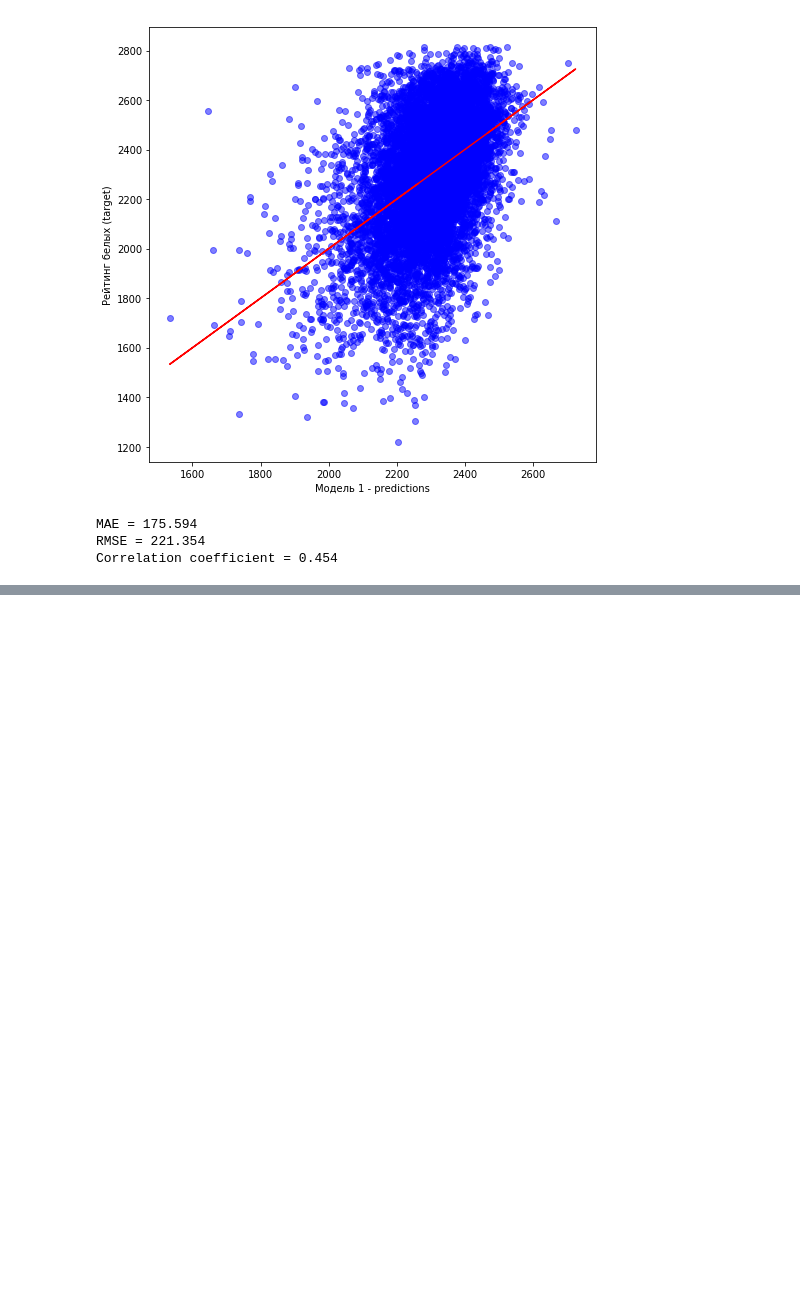
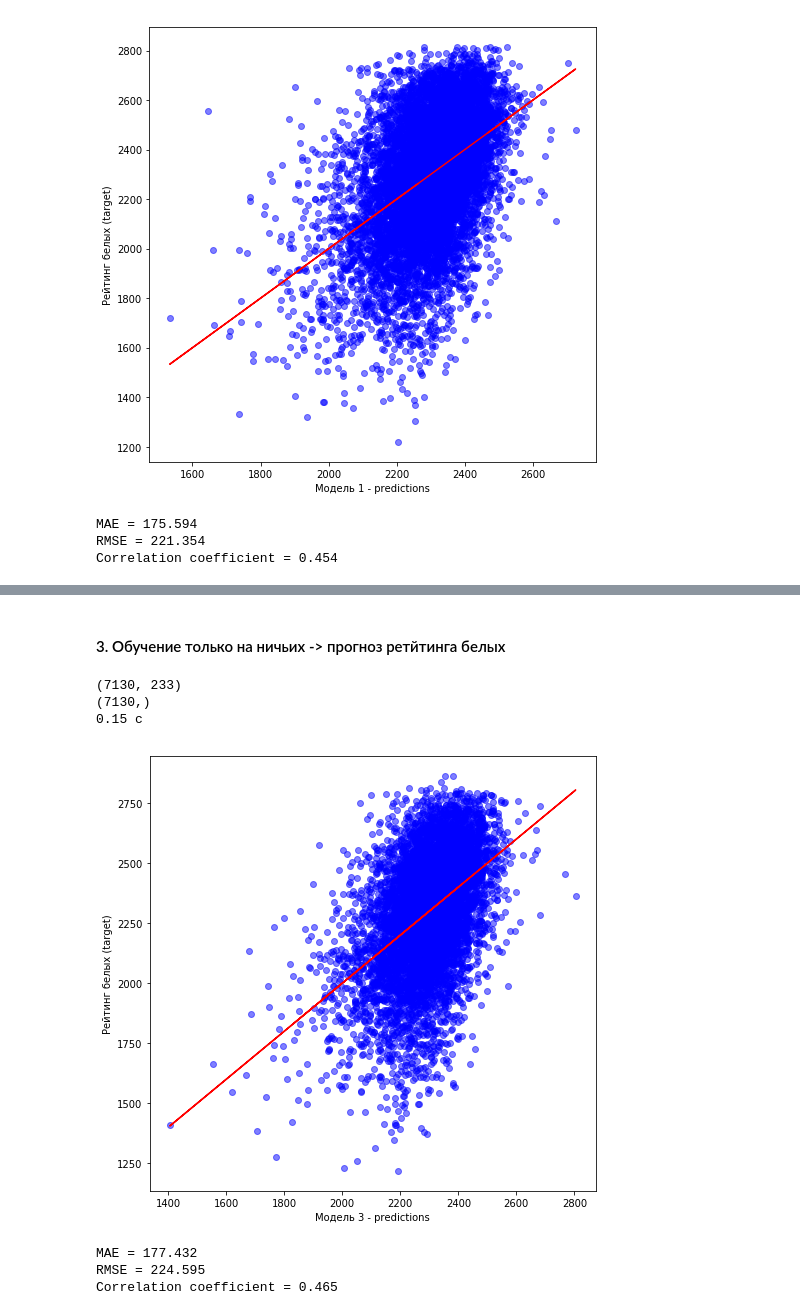
Before and after one commit to polinarod/PredictingRaitings, a Jupyter notebook: models/baseline.ipynb, the cells around one changed output, grey strips where cells are left out. Drawn from its saved outputs; the diff is of its cells as text; code cells hidden in the pictures; blank space fills up the shorter version.

```diff
--- a/models/baseline.ipynb
+++ b/models/baseline.ipynb
@@ -120,0 +170,40 @@ output.to_excel(r'C:\Users\Asus\PredictingRatings\models\results.xlsx',index=Fal
+# %% [markdown]
+#### 3. Обучение только на ничьих -> прогноз ретйтинга белых
+# %%
+start3 = time.time()
+lr_3 = LinearRegression()
+features_draw = features[features['Result']==0.5]
+target_white3=target_white[target_white.index.isin(features_draw.index)]
+print(features_draw.shape)
+print(target_white3.shape)
+lr_3.fit(features_draw, target_white3)
+white_pred3 = lr_3.predict(features_draw)
+full_time3=round(time.time() - start3,3)
+print(full_time3, 'c')
+# %% [output]
+(7130, 233)
+(7130,)
+0.15 c
+# %%
+plt.figure(figsize=(8, 8))
+plt.scatter(white_pred3,target_white3, color = 'b',alpha=0.5)
+plt.xlabel('Модель 3 - predictions')
+plt.ylabel('Рейтинг белых (target)')
+# Линия тренда
+z = np.polyfit(white_pred3,target_white3, 1)
+p = np.poly1d(z)
+plt.plot(white_pred3,p(white_pred3),"r")
+plt.show()
+# %% [output]
+[figure, added]
+# %%
+mae3=mae(target_white3,white_pred3)
+print ('MAE = {:.3f}'.format(mae3))
+rmse3 = mse(target_white3, white_pred3)**0.5
+print ('RMSE = {:.3f}'.format(rmse3))
+corr_coef3 = pearsonr(target_white3, white_pred3)
+print("Correlation coefficient = {:.3f}".format(corr_coef3[0]))
+# %% [output]
+MAE = 177.432
+RMSE = 224.595
+Correlation coefficient = 0.465
```
Also changed, not shown: parts of 24 cells of this notebook, 1 other file.
